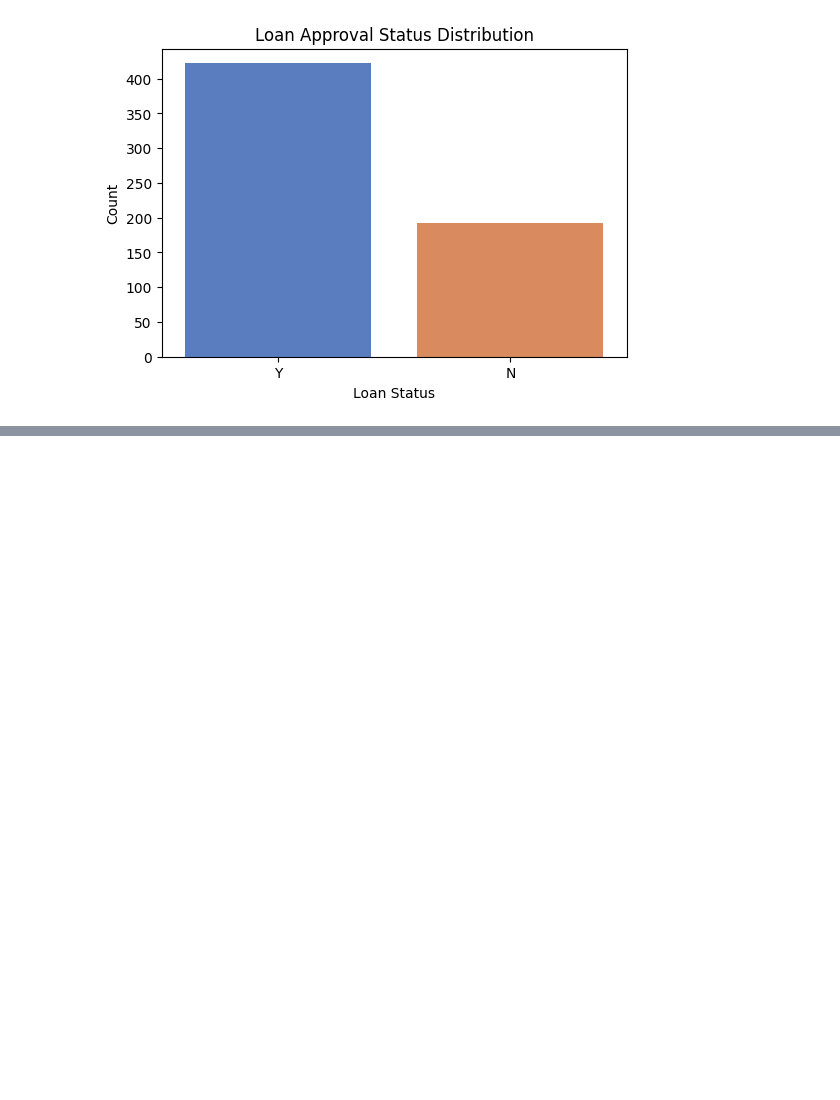
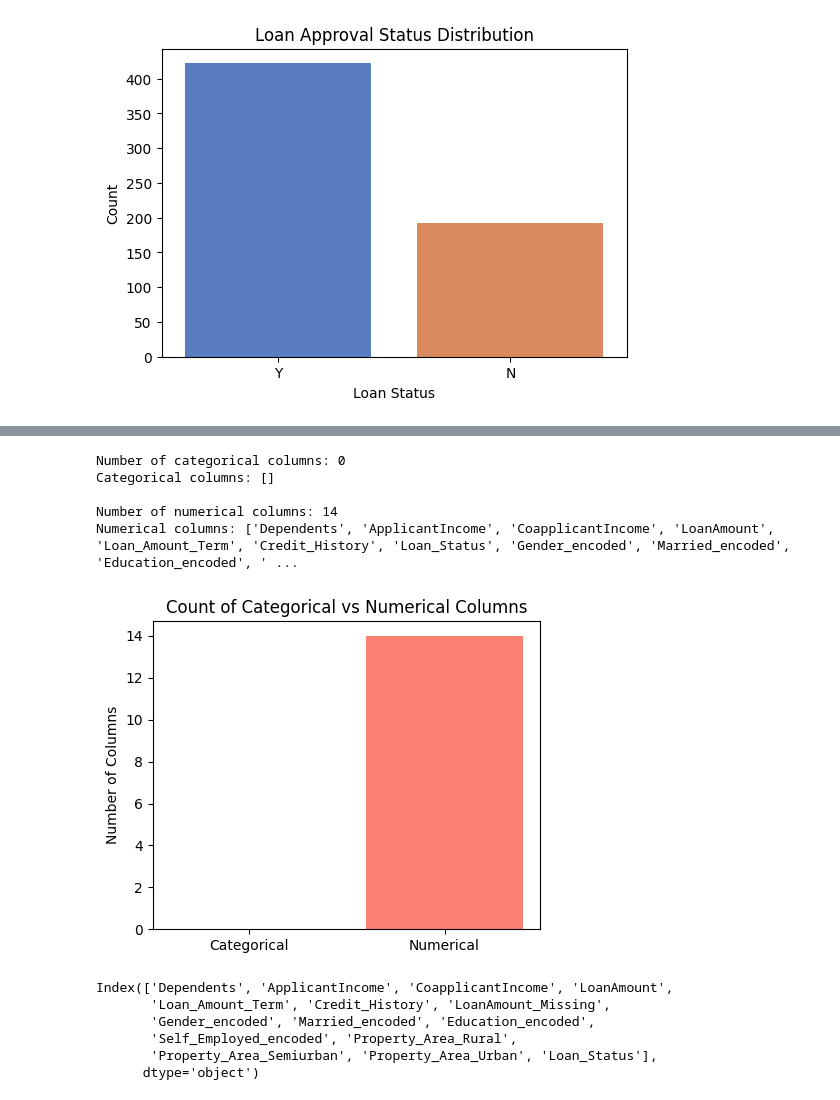
Before and after one commit to murad-02/Loan-Approval-Prediction, a Jupyter notebook: NotebookFile/LoanApprovalPrediction.ipynb, the cells around one changed output, grey strips where cells are left out. Saved outputs shown, nothing was run; the diff lists cells and outputs as text; code cells hidden in the pictures; blank space fills up the shorter version.

```diff
--- a/NotebookFile/LoanApprovalPrediction.ipynb
+++ b/NotebookFile/LoanApprovalPrediction.ipynb
@@ -646,0 +819,3 @@ Name: count, dtype: int64
+# %%
+train_data.drop('Loan_ID', axis=1, inplace=True)
+train_data.head()
@@ -646,0 +831,2 @@ Name: count, dtype: int64
+# %%
+train_data['Loan_Status'] = train_data['Loan_Status'].map({'Y': 1, 'N': 0})
@@ -646,0 +842,39 @@ Name: count, dtype: int64
+# %%
+# Identify categorical and numerical columns
+categorical_cols = train_data.select_dtypes(include=['object']).columns.tolist()
+numerical_cols = train_data.select_dtypes(include=['number']).columns.tolist()
+
+# Print the counts and names
+print(f"Number of categorical columns: {len(categorical_cols)}")
+print("Categorical columns:", categorical_cols)
+print()
+print(f"Number of numerical columns: {len(numerical_cols)}")
+print("Numerical columns:", numerical_cols)
+
+# Bar plot
+plt.figure(figsize=(5, 4))
+plt.bar(['Categorical', 'Numerical'], [len(categorical_cols), len(numerical_cols)], color=['skyblue', 'salmon'])
+plt.title('Count of Categorical vs Numerical Columns')
+plt.ylabel('Number of Columns')
+plt.show()
+# %% [output]
+Number of categorical columns: 0
+Categorical columns: []
+
+Number of numerical columns: 14
+Numerical columns: ['Dependents', 'ApplicantIncome', 'CoapplicantIncome', 'LoanAmount', 'Loan_Amount_Term', 'Credit_History', 'Loan_Status', 'Gender_encoded', 'Married_encoded', 'Education_encoded', ' ...
+[figure, added]
+# %%
+# Move 'Loan_Status' column to the end
+loan_status = train_data.pop('Loan_Status')
+train_data['Loan_Status'] = loan_status
+
+# Verify the new column order
+print(train_data.columns)
+# %% [output]
+Index(['Dependents', 'ApplicantIncome', 'CoapplicantIncome', 'LoanAmount',
+       'Loan_Amount_Term', 'Credit_History', 'LoanAmount_Missing',
+       'Gender_encoded', 'Married_encoded', 'Education_encoded',
+       'Self_Employed_encoded', 'Property_Area_Rural',
+       'Property_Area_Semiurban', 'Property_Area_Urban', 'Loan_Status'],
+      dtype='object')
```
Also changed, not shown: parts of 21 cells of this notebook, 1 other file.
